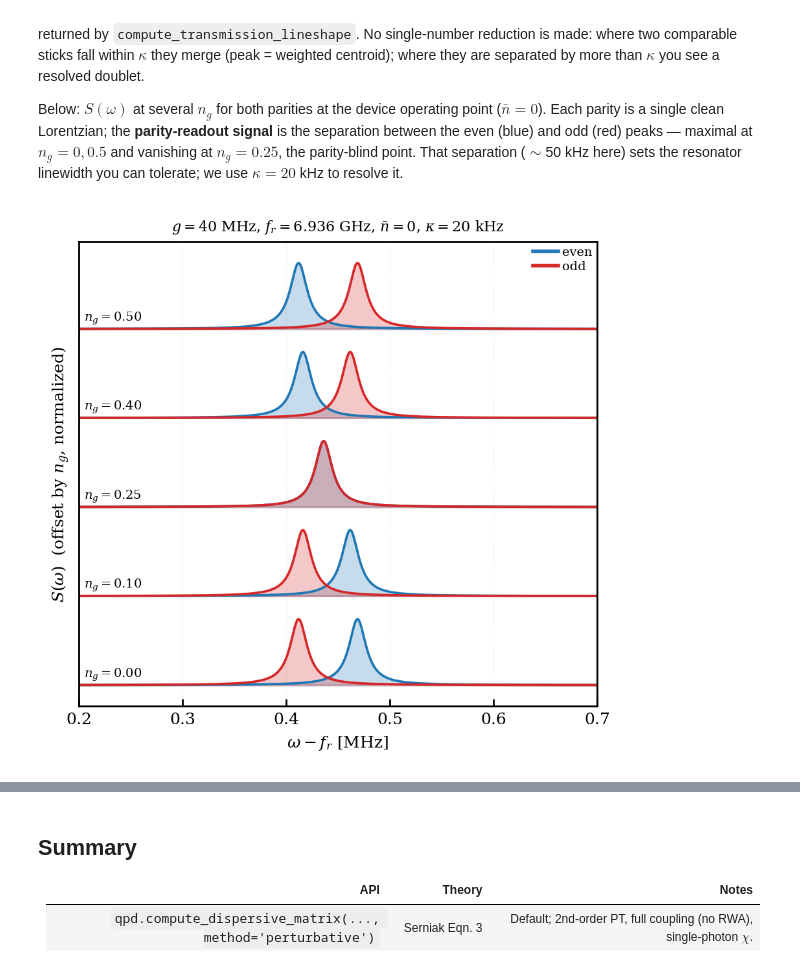
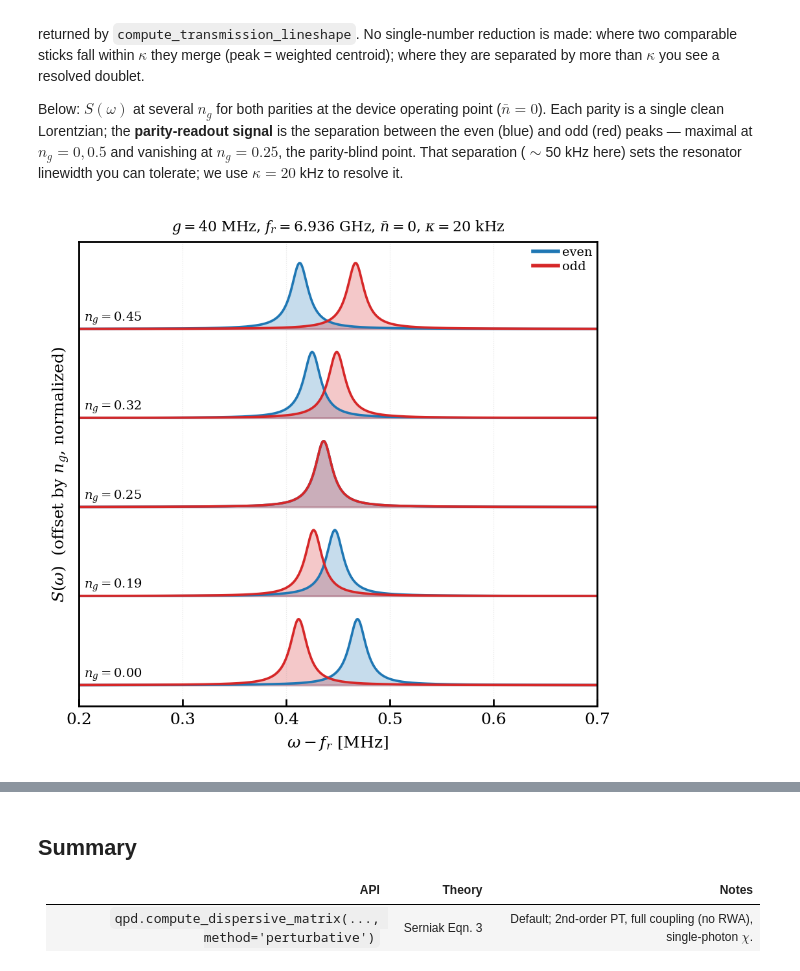
Before and after one commit to WashU-Astroparticle-Lab/qpd, a Jupyter notebook: notebooks/qpd_jc.ipynb, the cells around one changed output, grey strips where cells are left out. Saved outputs shown, nothing was run; the diff lists cells and outputs as text; code cells hidden in the pictures.

```diff
--- a/notebooks/qpd_jc.ipynb
+++ b/notebooks/qpd_jc.ipynb
@@ -495,7 +495,7 @@ straight from the JC diagonalization:
 The cell below sweeps the resonator frequency through the qubit
 transitions and shows where dressed-state overlaps collapse.
 # %%
-f_r_scan = np.linspace(3e9, 12e9, 60)
+f_r_scan = np.linspace(3e9, 15e9, 300)
 min_overlap = []
 for f_r in f_r_scan:
     _, _, _, ov = qpd.solve_jc_eigensystem(
@@ -505,7 +505,7 @@ for f_r in f_r_scan:
     min_overlap.append(ov.min())
 
 # Mark qubit transition frequencies
-qfreqs, _ = qpd._qubit_block_in_eigenbasis(ng, parity=parity, n_qubit=5)
+qfreqs, _ = qpd._qubit_block_in_eigenbasis(ng, parity=parity, n_qubit=4)
 f_qubit = qfreqs[1:] - qfreqs[0]
 
 with plt.style.context(QPD._style_path):
@@ -518,6 +518,7 @@ with plt.style.context(QPD._style_path):
     ax.set_ylabel('min dressed-state overlap')
     ax.set_title(r'$g=120$ MHz; dips $\Leftrightarrow$ anticrossings (Eqn. 3 unreliable)')
     ax.set_ylim(0, 1.05)
+    ax.set_xlim(f_r_scan[0]/GHZ, f_r_scan[-1]/GHZ)
     ax.legend(fontsize=7)
     ax.grid(alpha=0.3)
 plt.show()
@@ -543,7 +544,7 @@ clean eigenstate and readout becomes ill-defined at that $(n_g, n)$.
 RESONATOR_FREQ_HZ = 6.936e9         # WashU resonator (change to your device)
 COUPLING_G_HZ_S9 = 40e6             # WashU readout coupling (matches qpd.ipynb)
 N_QUBIT_S9 = 15
-N_PHOTON_S9 = 100                   # we'll trust photon indices < N_PHOTON_S9 - 5
+N_PHOTON_S9 = 50                   # we'll trust photon indices < N_PHOTON_S9 - 5
 N_NG = 201
 
 ng_grid = np.linspace(0, 1, N_NG)
@@ -603,7 +604,7 @@ with plt.style.context(QPD._style_path):
         ax.plot(ng_grid, chi0_odd[:, n]  / MHZ, color=cmap_odd(shade),  lw=0.6)
 
     ax.set_xlim(0, 1)
-    ax.set_ylim(0, 0.5)
+    ax.set_ylim(0.2, 0.5)
     ax.set_xlabel(r'offset charge $n_g$')
     ax.set_ylabel(r'$\chi_{0,p}$ [MHz]')
     title_parts = [
@@ -765,7 +771,7 @@ with plt.style.context(QPD._style_path):
         ax.plot(ng_grid, chi_obs_odd[:, n]  / MHZ, color=cmap_odd(shade),  lw=0.6)
 
     ax.set_xlim(0, 1)
-    ax.set_ylim(0, 0.5)
+    ax.set_ylim(0.2, 0.5)
     ax.set_xlabel(r'offset charge $n_g$')
     ax.set_ylabel(r'observed $\chi_{0,p}=f_{\rm pk}-f_r$ [MHz]')
     title_parts = [
@@ -892,38 +900,38 @@ parity-blind point. That separation ($\sim$50 kHz here) sets the resonator
 linewidth you can tolerate; we use $\kappa=20$ kHz to resolve it.
 # %%
 KAPPA_HZ = 20e3                       # resonator linewidth (FWHM) for display
-ng_list  = [0.0, 0.10, 0.25, 0.40, 0.50]
+ng_list  = [0.0, 0.19, 0.25, 0.32, 0.45]
 detune   = np.linspace(0.20e6, 0.70e6, 1500)   # omega - f_r window [Hz]
 omega    = RESONATOR_FREQ_HZ + detune
 
 with plt.style.context(QPD._style_path):
     fig, ax = plt.subplots(figsize=(4.4, 4.2))
     dy = 1.35
     for j, ng_val in enumerate(ng_list):
         Se = qpd.compute_transmission_lineshape(
             ng_val, COUPLING_G_HZ_S9, RESONATOR_FREQ_HZ, omega, parity='even',
             n_bar=0, kappa_hz=KAPPA_HZ, n_qubit=15, n_photon=20, charge_cutoff=31)
         So = qpd.compute_transmission_lineshape(
             ng_val, COUPLING_G_HZ_S9, RESONATOR_FREQ_HZ, omega, parity='odd',
             n_bar=0, kappa_hz=KAPPA_HZ, n_qubit=15, n_photon=20, charge_cutoff=31)
         norm = max(Se.max(), So.max())
         off = j * dy
         ax.fill_between(detune / MHZ, off, off + Se / norm, color='C0', alpha=0.25)
         ax.plot(detune / MHZ, off + Se / norm, color='C0', lw=1.3)
         ax.fill_between(detune / MHZ, off, off + So / norm, color='C3', alpha=0.25)
         ax.plot(detune / MHZ, off + So / norm, color='C3', lw=1.3)
         ax.text(0.205, off + 0.12, f'$n_g={ng_val:.2f}$', fontsize=7)
 
     ax.set_yticks([])
     ax.set_xlim(detune[0] / MHZ, detune[-1] / MHZ)
     ax.set_xlabel(r'$\omega - f_r$ [MHz]')
     ax.set_ylabel(r'$S(\omega)$  (offset by $n_g$, normalized)')
     ax.set_title(rf'$g=40$ MHz, $f_r=6.936$ GHz, $\bar n=0$, '
                  rf'$\kappa={KAPPA_HZ/1e3:.0f}$ kHz', fontsize=8)
     ax.legend(handles=[Line2D([0], [0], color='C0', lw=2, label='even'),
                        Line2D([0], [0], color='C3', lw=2, label='odd')],
               loc='upper right', fontsize=7)
     ax.grid(alpha=0.25)
 plt.show()
 # %% [output]
-[figure, old version]
+[figure, new version]
```
Also changed, not shown: parts of 8 cells of this notebook.
